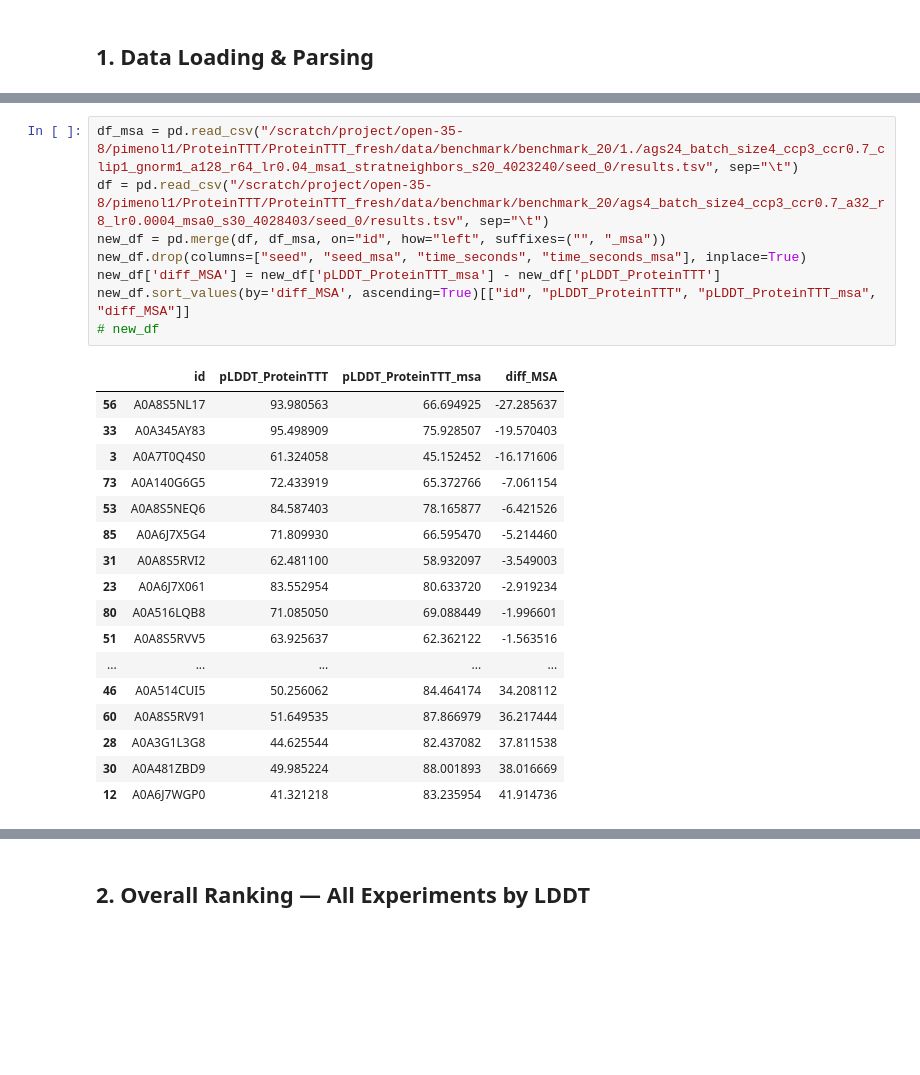
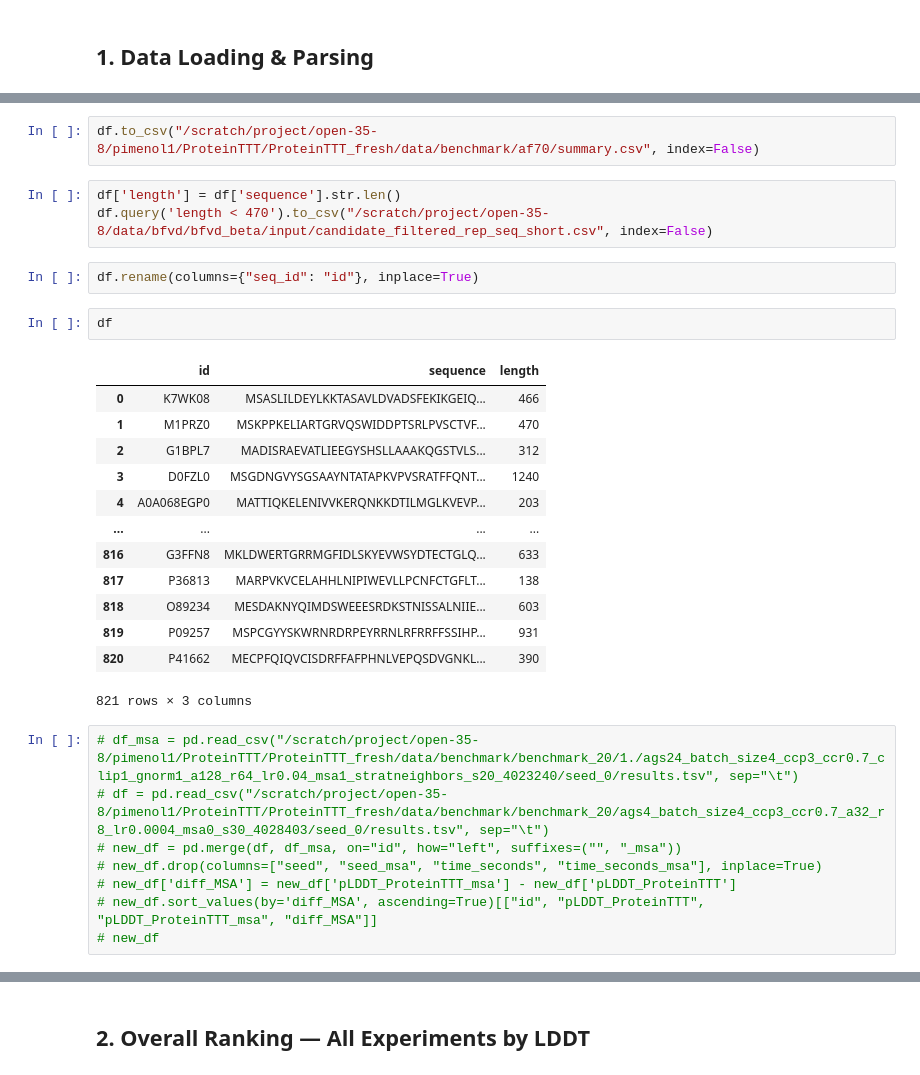
Before and after one commit to pimenol/ProteinTTT, a Jupyter notebook: notebooks/Analysis.ipynb, the cells around one changed output, grey strips where cells are left out. Cells and saved outputs as stored; diff of their text form; blank space fills up the shorter version.

```diff
--- a/notebooks/Analysis.ipynb
+++ b/notebooks/Analysis.ipynb
@@ -68,26 +95,31 @@ FileNotFoundError: [Errno 2] No such file or directory: '/scratch/project/open-3
+# %%
+df.to_csv("/scratch/project/open-35-8/pimenol1/ProteinTTT/ProteinTTT_fresh/data/benchmark/af70/summary.csv", index=False)
+# %%
+df['length'] = df['sequence'].str.len()
+df.query('length < 470').to_csv("/scratch/project/open-35-8/data/bfvd/bfvd_beta/input/candidate_filtered_rep_seq_short.csv", index=False)
+# %%
+df.rename(columns={"seq_id": "id"}, inplace=True)
+# %%
+df
+# %% [output]
+|  | id | sequence | length |
+| 0 | K7WK08 | MSASLILDEYLKKTASAVLDVADSFEKIKGEIQ... | 466 |
+| 1 | M1PRZ0 | MSKPPKELIARTGRVQSWIDDPTSRLPVSCTVF... | 470 |
+| 2 | G1BPL7 | MADISRAEVATLIEEGYSHSLLAAAKQGSTVLS... | 312 |
+| 3 | D0FZL0 | MSGDNGVYSGSAAYNTATAPKVPVSRATFFQNT... | 1240 |
+| 4 | A0A068EGP0 | MATTIQKELENIVVKERQNKKDTILMGLKVEVP... | 203 |
+| ... | ... | ... | ... |
+| 816 | G3FFN8 | MKLDWERTGRRMGFIDLSKYEVWSYDTECTGLQ... | 633 |
+| 817 | P36813 | MARPVKVCELAHHLNIPIWEVLLPCNFCTGFLT... | 138 |
+| 818 | O89234 | MESDAKNYQIMDSWEEESRDKSTNISSALNIIE... | 603 |
+| 819 | P09257 | MSPCGYYSKWRNRDRPEYRRNLRFRRFFSSIHP... | 931 |
+| 820 | P41662 | MECPFQIQVCISDRFFAFPHNLVEPQSDVGNKL... | 390 |
+821 rows × 3 columns
 # %%
-df_msa = pd.read_csv("/scratch/project/open-35-8/pimenol1/ProteinTTT/ProteinTTT_fresh/data/benchmark/benchmark_20/1./ags24_batch_size4_ccp3_ccr0.7_clip1_gnorm1_a128_r64_lr0.04_msa1_stratneighbors_s20_4023240/seed_0/results.tsv", sep="\t")
-df = pd.read_csv("/scratch/project/open-35-8/pimenol1/ProteinTTT/ProteinTTT_fresh/data/benchmark/benchmark_20/ags4_batch_size4_ccp3_ccr0.7_a32_r8_lr0.0004_msa0_s30_4028403/seed_0/results.tsv", sep="\t")
-new_df = pd.merge(df, df_msa, on="id", how="left", suffixes=("", "_msa"))
-new_df.drop(columns=["seed", "seed_msa", "time_seconds", "time_seconds_msa"], inplace=True)
-new_df['diff_MSA'] = new_df['pLDDT_ProteinTTT_msa'] - new_df['pLDDT_ProteinTTT']
-new_df.sort_values(by='diff_MSA', ascending=True)[["id", "pLDDT_ProteinTTT", "pLDDT_ProteinTTT_msa", "diff_MSA"]]
+# df_msa = pd.read_csv("/scratch/project/open-35-8/pimenol1/ProteinTTT/ProteinTTT_fresh/data/benchmark/benchmark_20/1./ags24_batch_size4_ccp3_ccr0.7_clip1_gnorm1_a128_r64_lr0.04_msa1_stratneighbors_s20_4023240/seed_0/results.tsv", sep="\t")
+# df = pd.read_csv("/scratch/project/open-35-8/pimenol1/ProteinTTT/ProteinTTT_fresh/data/benchmark/benchmark_20/ags4_batch_size4_ccp3_ccr0.7_a32_r8_lr0.0004_msa0_s30_4028403/seed_0/results.tsv", sep="\t")
+# new_df = pd.merge(df, df_msa, on="id", how="left", suffixes=("", "_msa"))
+# new_df.drop(columns=["seed", "seed_msa", "time_seconds", "time_seconds_msa"], inplace=True)
+# new_df['diff_MSA'] = new_df['pLDDT_ProteinTTT_msa'] - new_df['pLDDT_ProteinTTT']
+# new_df.sort_values(by='diff_MSA', ascending=True)[["id", "pLDDT_ProteinTTT", "pLDDT_ProteinTTT_msa", "diff_MSA"]]
 # new_df
-# %% [output]
-|  | id | pLDDT_ProteinTTT | pLDDT_ProteinTTT_msa | diff_MSA |
-| 56 | A0A8S5NL17 | 93.980563 | 66.694925 | -27.285637 |
-| 33 | A0A345AY83 | 95.498909 | 75.928507 | -19.570403 |
-| 3 | A0A7T0Q4S0 | 61.324058 | 45.152452 | -16.171606 |
-| 73 | A0A140G6G5 | 72.433919 | 65.372766 | -7.061154 |
-| 53 | A0A8S5NEQ6 | 84.587403 | 78.165877 | -6.421526 |
-| 85 | A0A6J7X5G4 | 71.809930 | 66.595470 | -5.214460 |
-| 31 | A0A8S5RVI2 | 62.481100 | 58.932097 | -3.549003 |
-| 23 | A0A6J7X061 | 83.552954 | 80.633720 | -2.919234 |
-| 80 | A0A516LQB8 | 71.085050 | 69.088449 | -1.996601 |
-| 51 | A0A8S5RVV5 | 63.925637 | 62.362122 | -1.563516 |
-| ... | ... | ... | ... | ... |
-| 46 | A0A514CUI5 | 50.256062 | 84.464174 | 34.208112 |
-| 60 | A0A8S5RV91 | 51.649535 | 87.866979 | 36.217444 |
-| 28 | A0A3G1L3G8 | 44.625544 | 82.437082 | 37.811538 |
-| 30 | A0A481ZBD9 | 49.985224 | 88.001893 | 38.016669 |
-| 12 | A0A6J7WGP0 | 41.321218 | 83.235954 | 41.914736 |
```
Also changed, not shown: parts of 8 cells of this notebook, 5 other files.
